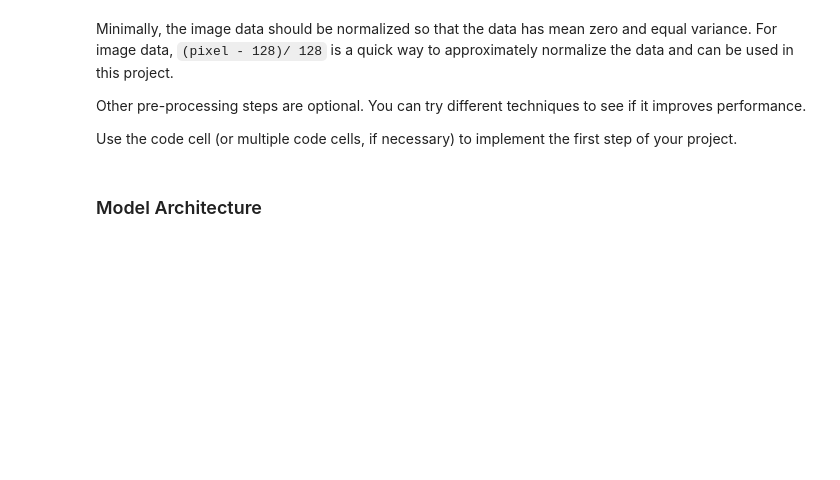
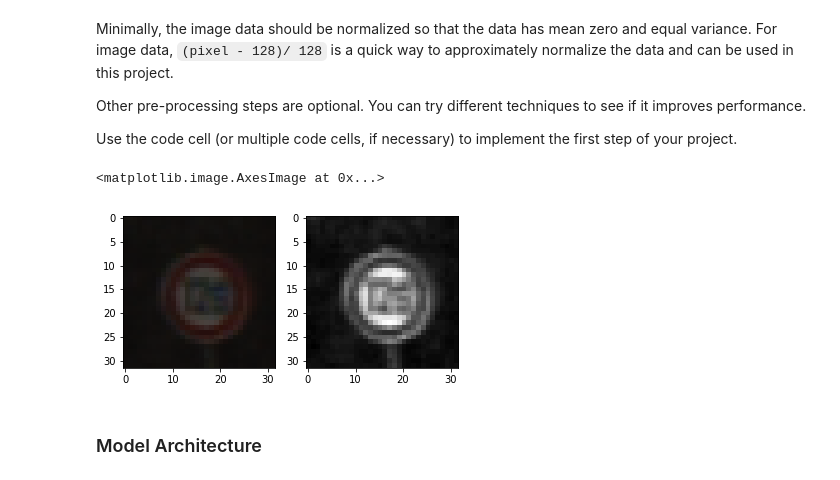
Before and after one commit to DataShrimp/CarND-Traffic-Sign-Classifier-Project, a Jupyter notebook: Traffic_Sign_Classifier.ipynb, the cells around one changed output. Saved outputs shown, nothing was run; the diff lists cells and outputs as text; code cells hidden in the pictures; blank space fills up the shorter version.

```diff
--- a/Traffic_Sign_Classifier.ipynb
+++ b/Traffic_Sign_Classifier.ipynb
@@ -140,6 +152,16 @@ def preprocess(x):
     image = 0.2989 * x[:,:,0] + 0.5870 * x[:,:,1] + 0.1140 * x[:,:,2]
     image = (image-128)/128
     return image
+# %%
+fig = plt.figure()
+ax1 = fig.add_subplot(1,2,1)
+ax2 = fig.add_subplot(1,2,2)
+
+ax1.imshow(X_train[idx])
+ax2.imshow(preprocess(X_train[idx]), cmap='gray')
+# %% [output]
+<matplotlib.image.AxesImage at 0x...>
+[figure, added]
 # %%
 x_train = np.array([preprocess(x) for x in X_train])
 x_train = x_train.reshape(x_train.shape + (1,))
```
Also changed, not shown: parts of 11 cells of this notebook, 1 other file.
